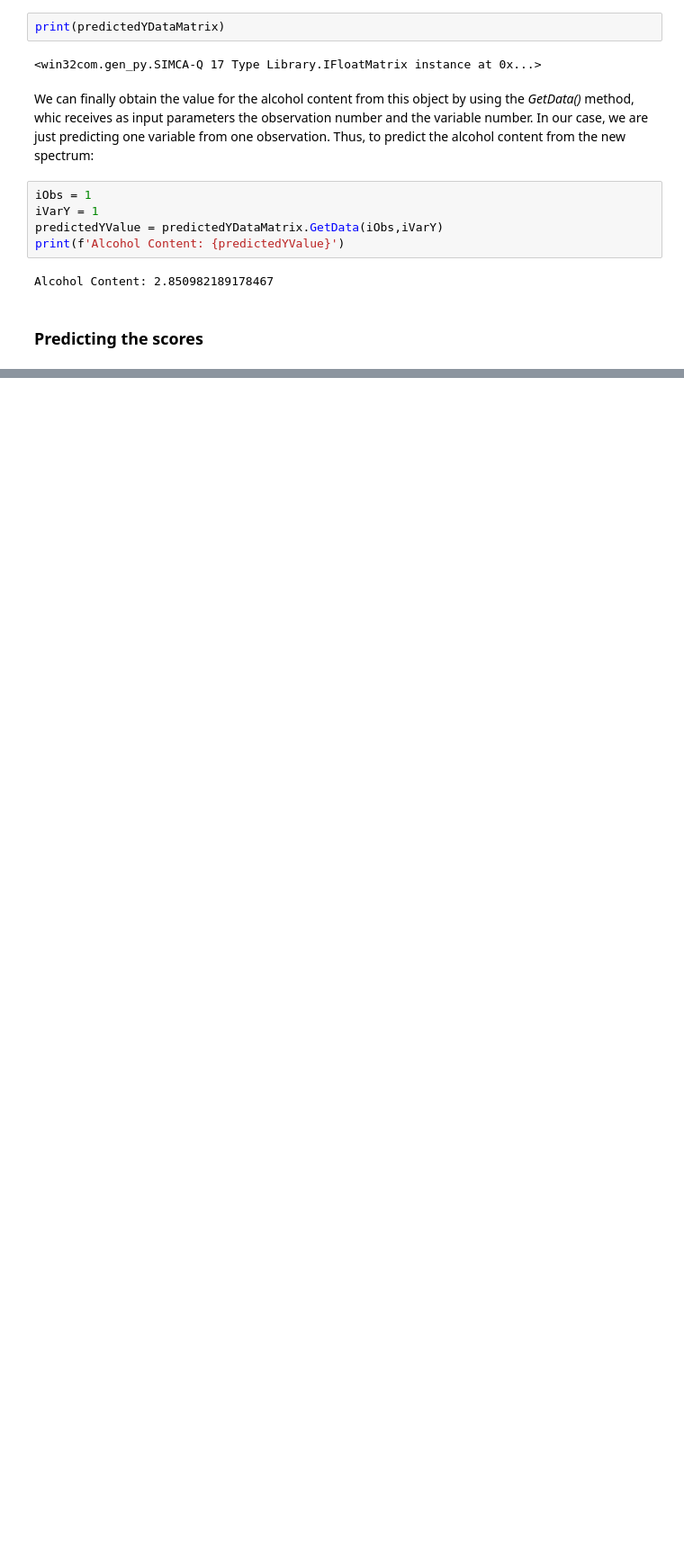
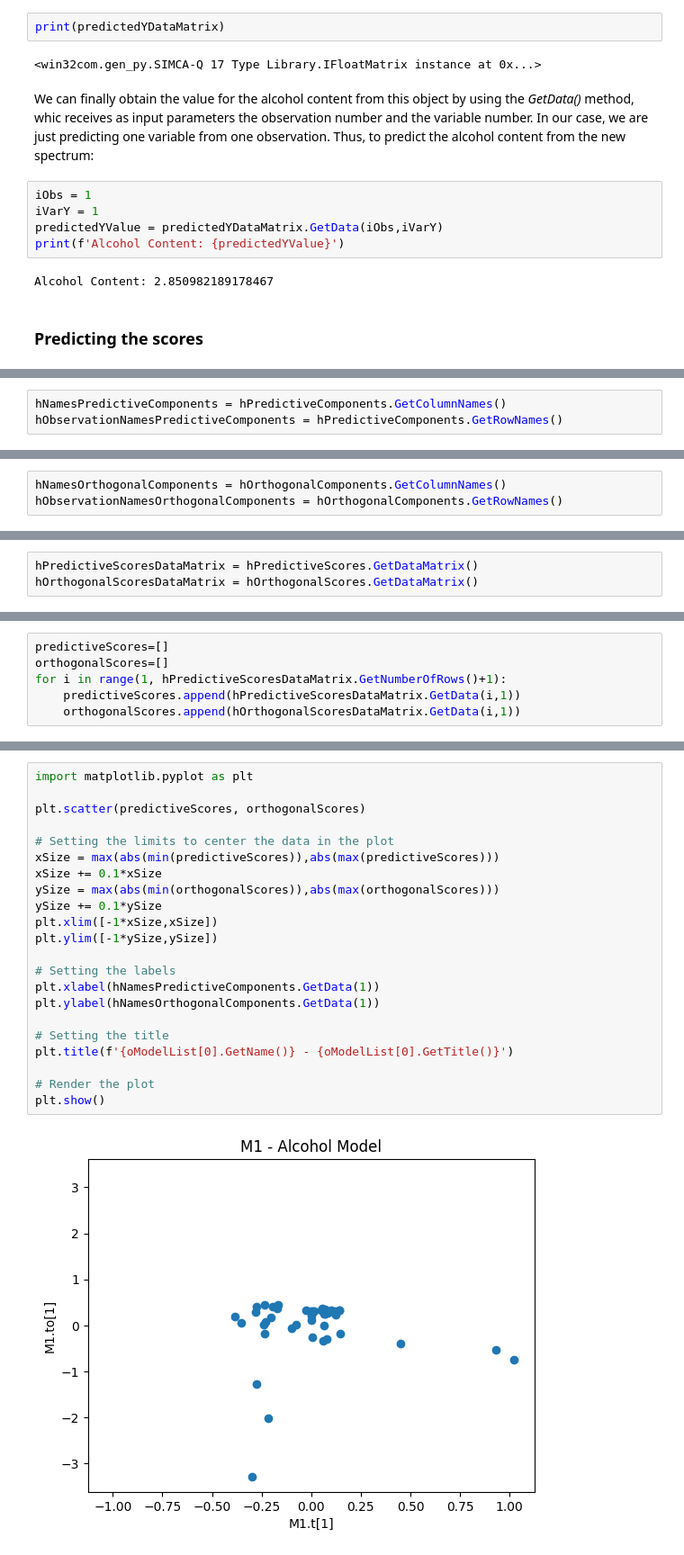
Before and after one commit to OEM-Sartorius-Data-Analytics/SimcaQ_Python_Scripting_Guide, a Jupyter notebook: 06_PredictionInterface_1/PredictionInterface_BeerExample.ipynb, the cells around one changed output, grey strips where cells are left out. Shown at 90% size. Drawn from its saved outputs; the diff is of its cells as text; blank space fills up the shorter version.

```diff
--- a/06_PredictionInterface_1/PredictionInterface_BeerExample.ipynb
+++ b/06_PredictionInterface_1/PredictionInterface_BeerExample.ipynb
@@ -290,0 +326,3 @@ Alcohol Content: 2.850982189178467
+# %%
+hNamesPredictiveComponents = hPredictiveComponents.GetColumnNames()
+hObservationNamesPredictiveComponents = hPredictiveComponents.GetRowNames()
@@ -290,0 +331,3 @@ Alcohol Content: 2.850982189178467
+# %%
+hNamesOrthogonalComponents = hOrthogonalComponents.GetColumnNames()
+hObservationNamesOrthogonalComponents = hOrthogonalComponents.GetRowNames()
@@ -290,0 +356,3 @@ Alcohol Content: 2.850982189178467
+# %%
+hPredictiveScoresDataMatrix = hPredictiveScores.GetDataMatrix()
+hOrthogonalScoresDataMatrix = hOrthogonalScores.GetDataMatrix()
@@ -290,0 +369,6 @@ Alcohol Content: 2.850982189178467
+# %%
+predictiveScores=[]
+orthogonalScores=[]
+for i in range(1, hPredictiveScoresDataMatrix.GetNumberOfRows()+1):
+    predictiveScores.append(hPredictiveScoresDataMatrix.GetData(i,1))
+    orthogonalScores.append(hOrthogonalScoresDataMatrix.GetData(i,1))
@@ -290,0 +377,24 @@ Alcohol Content: 2.850982189178467
+# %%
+import matplotlib.pyplot as plt
+
+plt.scatter(predictiveScores, orthogonalScores)
+
+# Setting the limits to center the data in the plot
+xSize = max(abs(min(predictiveScores)),abs(max(predictiveScores)))
+xSize += 0.1*xSize
+ySize = max(abs(min(orthogonalScores)),abs(max(orthogonalScores)))
+ySize += 0.1*ySize
+plt.xlim([-1*xSize,xSize])
+plt.ylim([-1*ySize,ySize])
+
+# Setting the labels
+plt.xlabel(hNamesPredictiveComponents.GetData(1))
+plt.ylabel(hNamesOrthogonalComponents.GetData(1))
+
+# Setting the title
+plt.title(f'{oModelList[0].GetName()} - {oModelList[0].GetTitle()}')
+
+# Render the plot
+plt.show()
+# %% [output]
+[figure, added]
```
Also changed, not shown: parts of 24 cells of this notebook.
